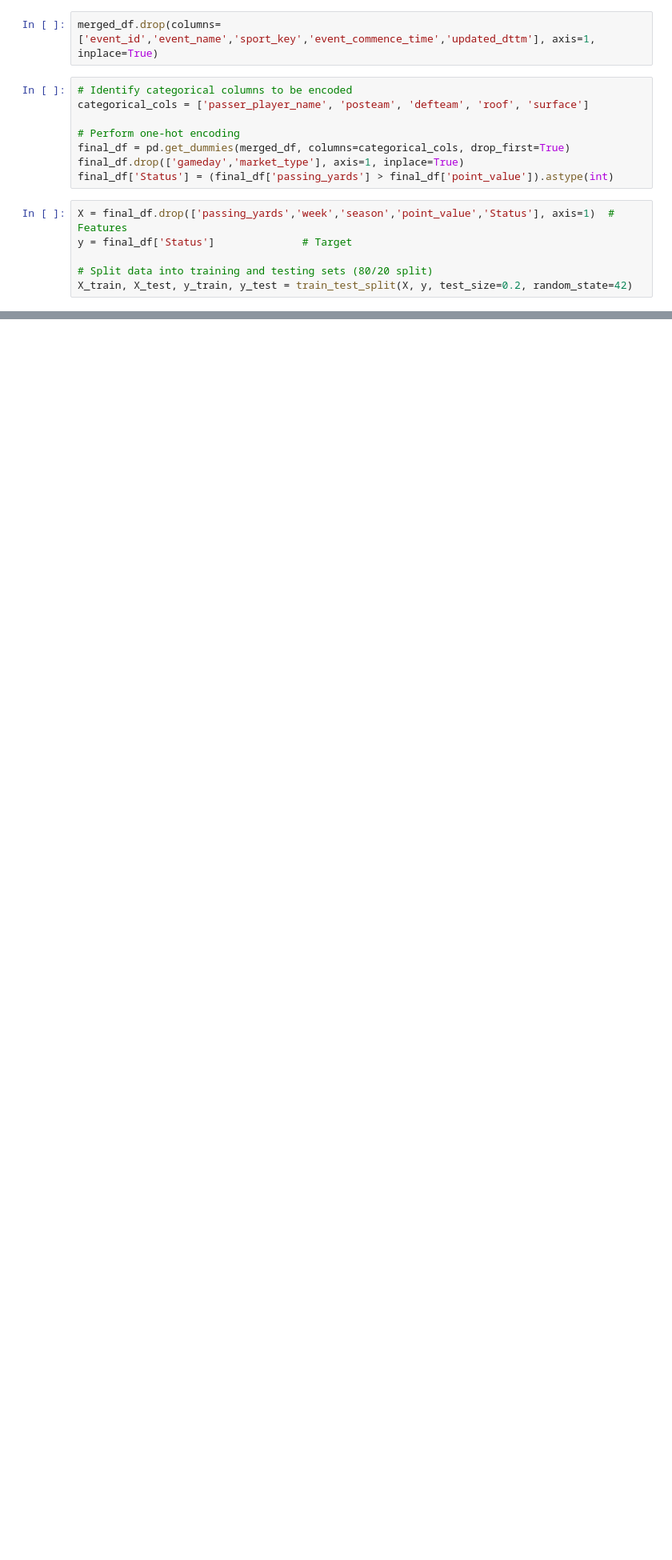
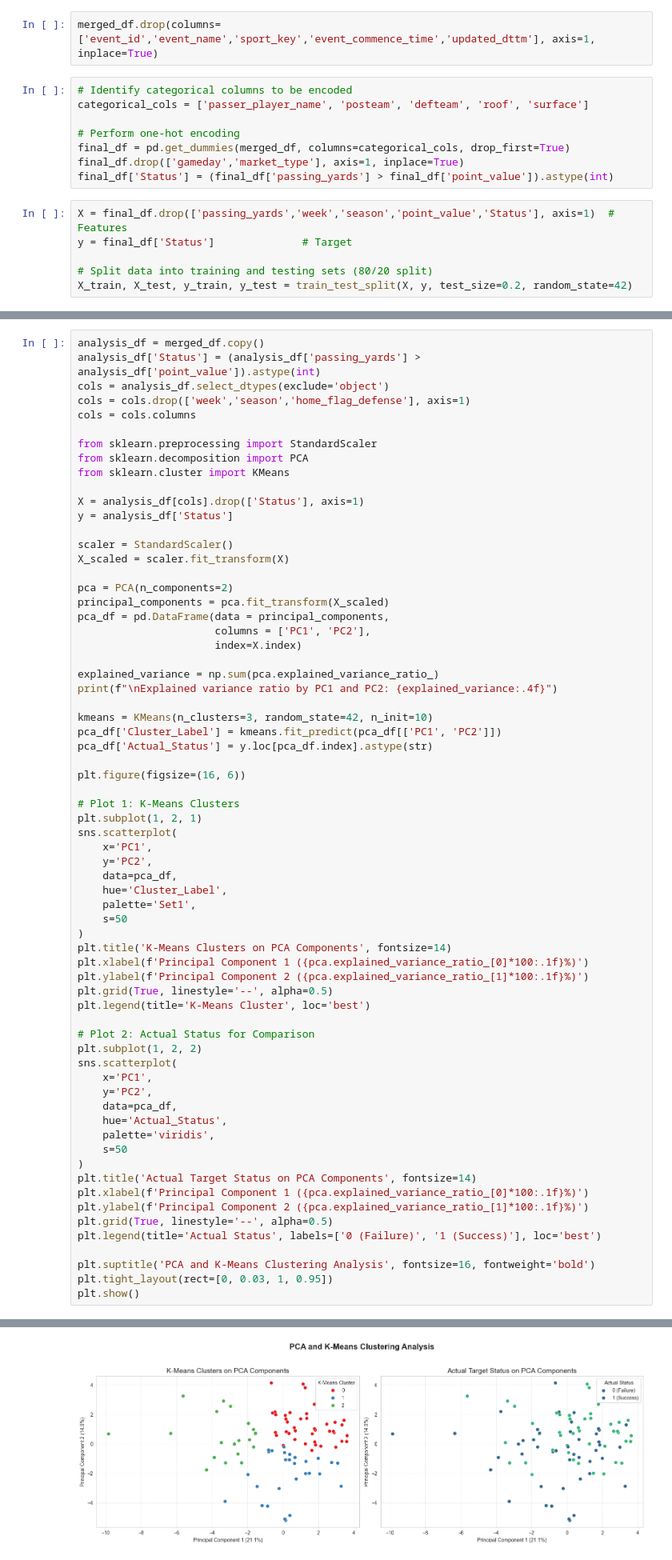
Before and after one commit to racurry1993/TetheredAI, a Jupyter notebook: NFL/NFL_Player_Yards_Props.ipynb, the cells around one changed output, grey strips where cells are left out. Shown at 80% size. Drawn from its saved outputs; the diff is of its cells as text; blank space fills up the shorter version.

```diff
--- a/NFL/NFL_Player_Yards_Props.ipynb
+++ b/NFL/NFL_Player_Yards_Props.ipynb
@@ -602,0 +671,68 @@ Confusion Matrix:
+# %%
+analysis_df = merged_df.copy()
+analysis_df['Status'] = (analysis_df['passing_yards'] > analysis_df['point_value']).astype(int)
+cols = analysis_df.select_dtypes(exclude='object')
+cols = cols.drop(['week','season','home_flag_defense'], axis=1)
+cols = cols.columns
+
+from sklearn.preprocessing import StandardScaler
+from sklearn.decomposition import PCA
+from sklearn.cluster import KMeans
+
+X = analysis_df[cols].drop(['Status'], axis=1)
+y = analysis_df['Status']
+
+scaler = StandardScaler()
+X_scaled = scaler.fit_transform(X)
+
+pca = PCA(n_components=2)
+principal_components = pca.fit_transform(X_scaled)
+pca_df = pd.DataFrame(data = principal_components,
+                      columns = ['PC1', 'PC2'],
+                      index=X.index)
+
+explained_variance = np.sum(pca.explained_variance_ratio_)
+print(f"\nExplained variance ratio by PC1 and PC2: {explained_variance:.4f}")
+
+kmeans = KMeans(n_clusters=3, random_state=42, n_init=10)
+pca_df['Cluster_Label'] = kmeans.fit_predict(pca_df[['PC1', 'PC2']])
+pca_df['Actual_Status'] = y.loc[pca_df.index].astype(str)
+
+plt.figure(figsize=(16, 6))
+
+# Plot 1: K-Means Clusters
+plt.subplot(1, 2, 1)
+sns.scatterplot(
+    x='PC1',
+    y='PC2',
+    data=pca_df,
+    hue='Cluster_Label',
+    palette='Set1',
+    s=50
+)
+plt.title('K-Means Clusters on PCA Components', fontsize=14)
+plt.xlabel(f'Principal Component 1 ({pca.explained_variance_ratio_[0]*100:.1f}%)')
+plt.ylabel(f'Principal Component 2 ({pca.explained_variance_ratio_[1]*100:.1f}%)')
+plt.grid(True, linestyle='--', alpha=0.5)
+plt.legend(title='K-Means Cluster', loc='best')
+
+# Plot 2: Actual Status for Comparison
+plt.subplot(1, 2, 2)
+sns.scatterplot(
+    x='PC1',
+    y='PC2',
+    data=pca_df,
+    hue='Actual_Status',
+    palette='viridis',
+    s=50
+)
+plt.title('Actual Target Status on PCA Components', fontsize=14)
+plt.xlabel(f'Principal Component 1 ({pca.explained_variance_ratio_[0]*100:.1f}%)')
+plt.ylabel(f'Principal Component 2 ({pca.explained_variance_ratio_[1]*100:.1f}%)')
+plt.grid(True, linestyle='--', alpha=0.5)
+plt.legend(title='Actual Status', labels=['0 (Failure)', '1 (Success)'], loc='best')
+
+plt.suptitle('PCA and K-Means Clustering Analysis', fontsize=16, fontweight='bold')
+plt.tight_layout(rect=[0, 0.03, 1, 0.95])
+plt.show()
+# %% [output]
@@ -602,0 +740 @@ Confusion Matrix:
+[figure, added]
```
Also changed, not shown: parts of 16 cells of this notebook, 42 other files.
